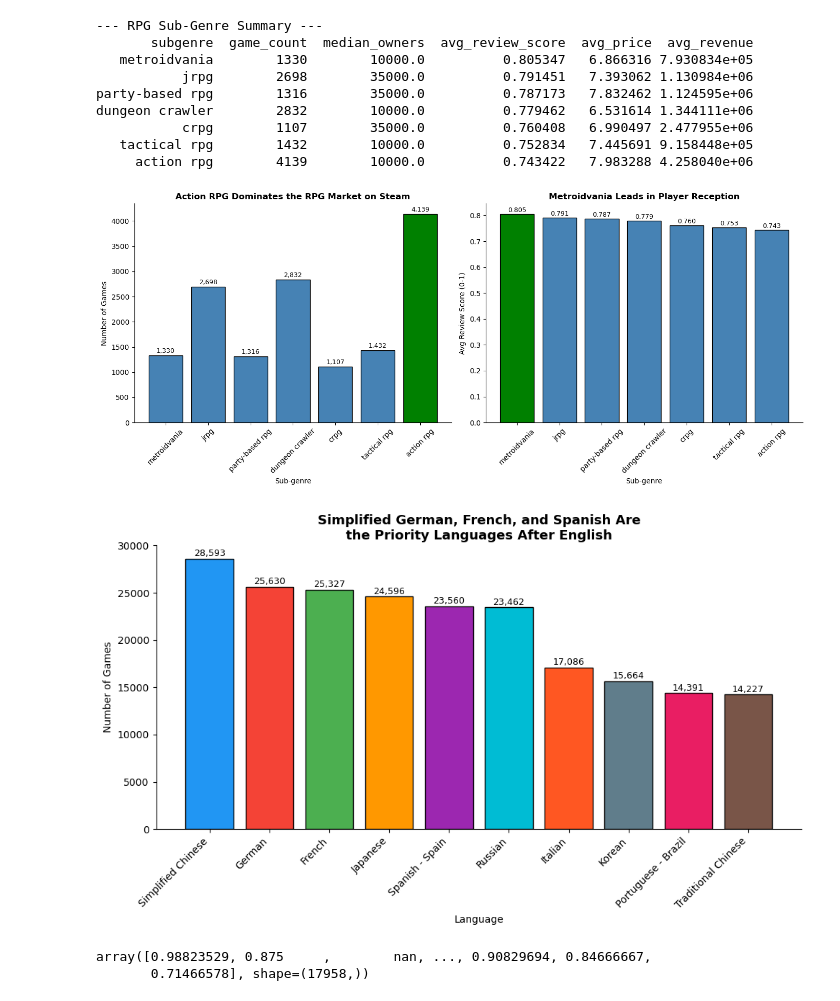
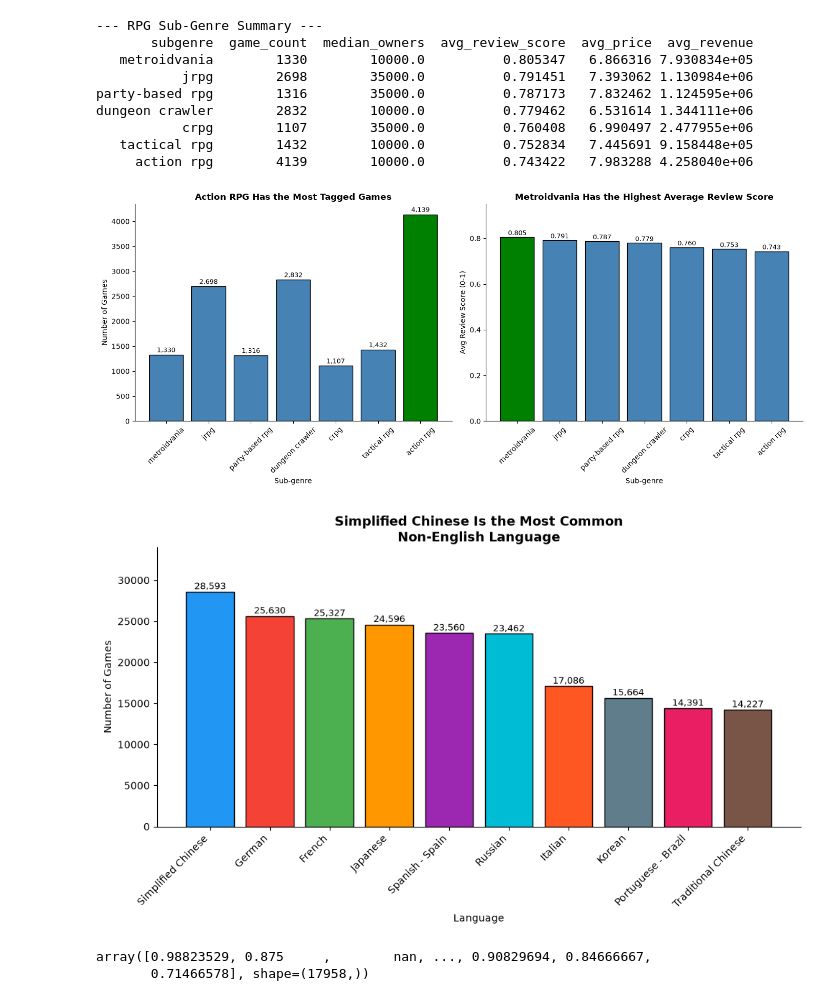
Before and after one commit to chooseyourtacoday/steam-rpg-analysis, a Jupyter notebook: steam-rpg.ipynb, the cells around one changed output. Cells and saved outputs as stored; diff of their text form; code cells hidden in the pictures.

```diff
--- a/steam-rpg.ipynb
+++ b/steam-rpg.ipynb
@@ -356,7 +358,7 @@ for bar in bars1:
                  bar.get_height() + 20,
                  f'{int(bar.get_height()):,}',
                  ha='center', va='bottom', fontsize=9)
-axes[0].set_title('Action RPG Dominates the RPG Market on Steam',
+axes[0].set_title('Action RPG Has the Most Tagged Games',
                   fontsize=12, fontweight='bold')
 axes[0].set_ylabel('Number of Games')
 axes[0].set_xlabel('Sub-genre')
@@ -372,7 +374,7 @@ for bar in bars2:
                  bar.get_height() + 0.002,
                  f'{bar.get_height():.3f}',
                  ha='center', va='bottom', fontsize=9)
-axes[1].set_title('Metroidvania Leads in Player Reception',
+axes[1].set_title('Metroidvania Has the Highest Average Review Score',
                   fontsize=12, fontweight='bold')
 axes[1].set_ylabel('Avg Review Score (0-1)')
 axes[1].set_xlabel('Sub-genre')
@@ -383,7 +385,7 @@ axes[1].tick_params(axis='x', rotation=45)
 plt.tight_layout()
 plt.show()
 # %% [output]
-[figure, old version]
+[figure, new version]
 # %%
 # ============================================================
 # OBJECTIVE 4: Most Popular Supported Languages
@@ -416,35 +414,35 @@ non_english = lang_series[lang_series.index.str.lower() != 'english'].head(10)
 # %%
 # Custom colors for each language bar
 colors = ['#2196F3', '#F44336', '#4CAF50', '#FF9800', '#9C27B0',
           '#00BCD4', '#FF5722', '#607D8B', '#E91E63', '#795548']
 
 fig, ax = plt.subplots(figsize=(10, 6))
 
 bars = ax.bar(non_english.index, non_english.values,
               color=colors, edgecolor='black')
 
 # Add numbers on top of each bar
 for bar in bars:
     ax.text(bar.get_x() + bar.get_width() / 2,
             bar.get_height() + 50,
             f'{int(bar.get_height()):,}',
             ha='center', va='bottom', fontsize=9)
 
 # Storytelling title
-ax.set_title('Simplified German, French, and Spanish Are\nthe Priority Languages After English',
+ax.set_title('Simplified Chinese Is the Most Common\nNon-English Language',
              fontsize=13, fontweight='bold')
 ax.set_xlabel('Language')
 ax.set_ylabel('Number of Games')
 
 # Remove clutter
 ax.spines['top'].set_visible(False)
 ax.spines['right'].set_visible(False)
 
 plt.xticks(rotation=45, ha='right')
 plt.tight_layout()
 plt.show()
 # %% [output]
-[figure, old version]
+[figure, new version]
 # %%
 # ============================================================
 # OBJECTIVE 5: Should They Invest in Marketing?
```
Also changed, not shown: parts of 11 cells of this notebook, 7 other files.
